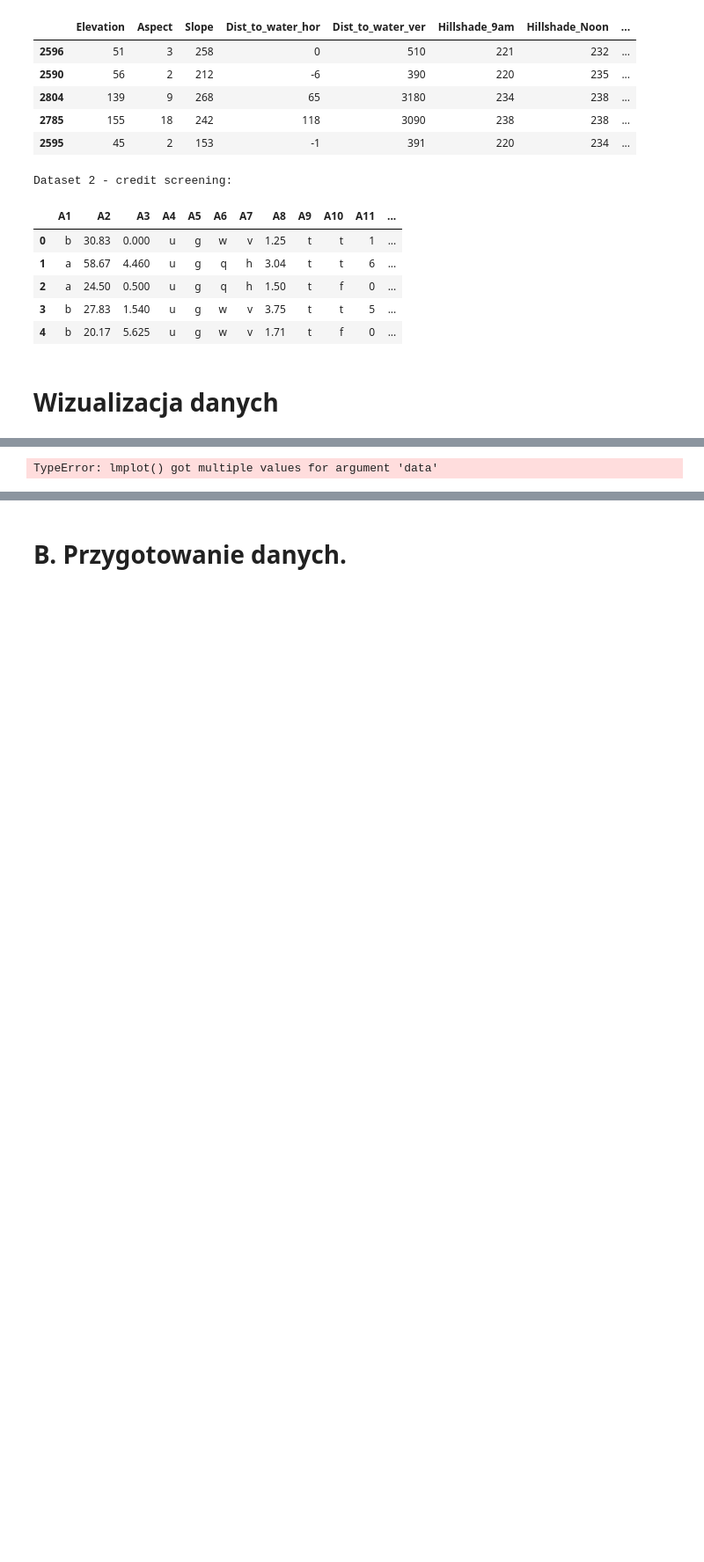
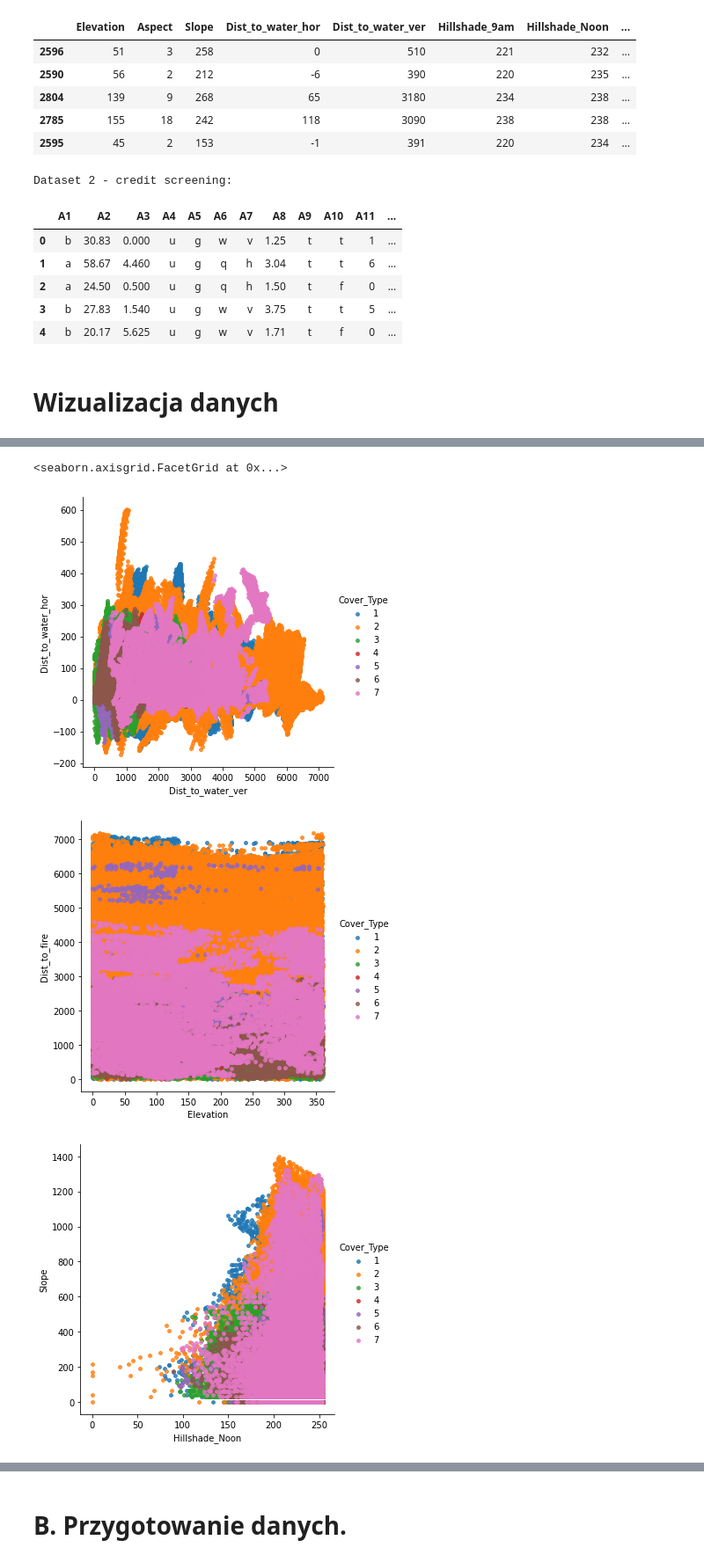
Before and after one commit to ignis05/uj-ci, a Jupyter notebook: Project1.ipynb, the cells around one changed output, grey strips where cells are left out. Shown at 88% size. Drawn from its saved outputs; the diff is of its cells as text; code cells hidden in the pictures; blank space fills up the shorter version.

```diff
--- a/Project1.ipynb
+++ b/Project1.ipynb
@@ -120,23 +166,33 @@ Dataset 2 - credit screening:
 # %%
 sns.lmplot('Dist_to_water_ver', 'Dist_to_water_hor',
            data=covtype_dataset,
            fit_reg=False,
            hue="Cover_Type",
            scatter_kws={"marker": "D",
                         "s": 15})
 
 sns.lmplot('Elevation', 'Dist_to_fire',
            data=covtype_dataset,
            fit_reg=False,
            hue="Cover_Type",
            scatter_kws={"marker": "D",
                         "s": 15})
 
-sns.lmplot('Slope', 'Hillshade_Noon',
+sns.lmplot('Hillshade_Noon', 'Slope',
            data=covtype_dataset,
            fit_reg=False,
            hue="Cover_Type",
            scatter_kws={"marker": "D",
                         "s": 15})
+
+sns.lmplot('Hillshade_9am', 'Hillshade_3pm',
+           data=covtype_dataset,
+           fit_reg=False,
+           hue="Cover_Type",
+           scatter_kws={"marker": "D",
+                        "s": 15})
 # %% [output]
-TypeError: lmplot() got multiple values for argument 'data'
+<seaborn.axisgrid.FacetGrid at 0x...>
+[figure, added]
+[figure, added]
+[figure, added]
```
Also changed, not shown: parts of 14 cells of this notebook.
